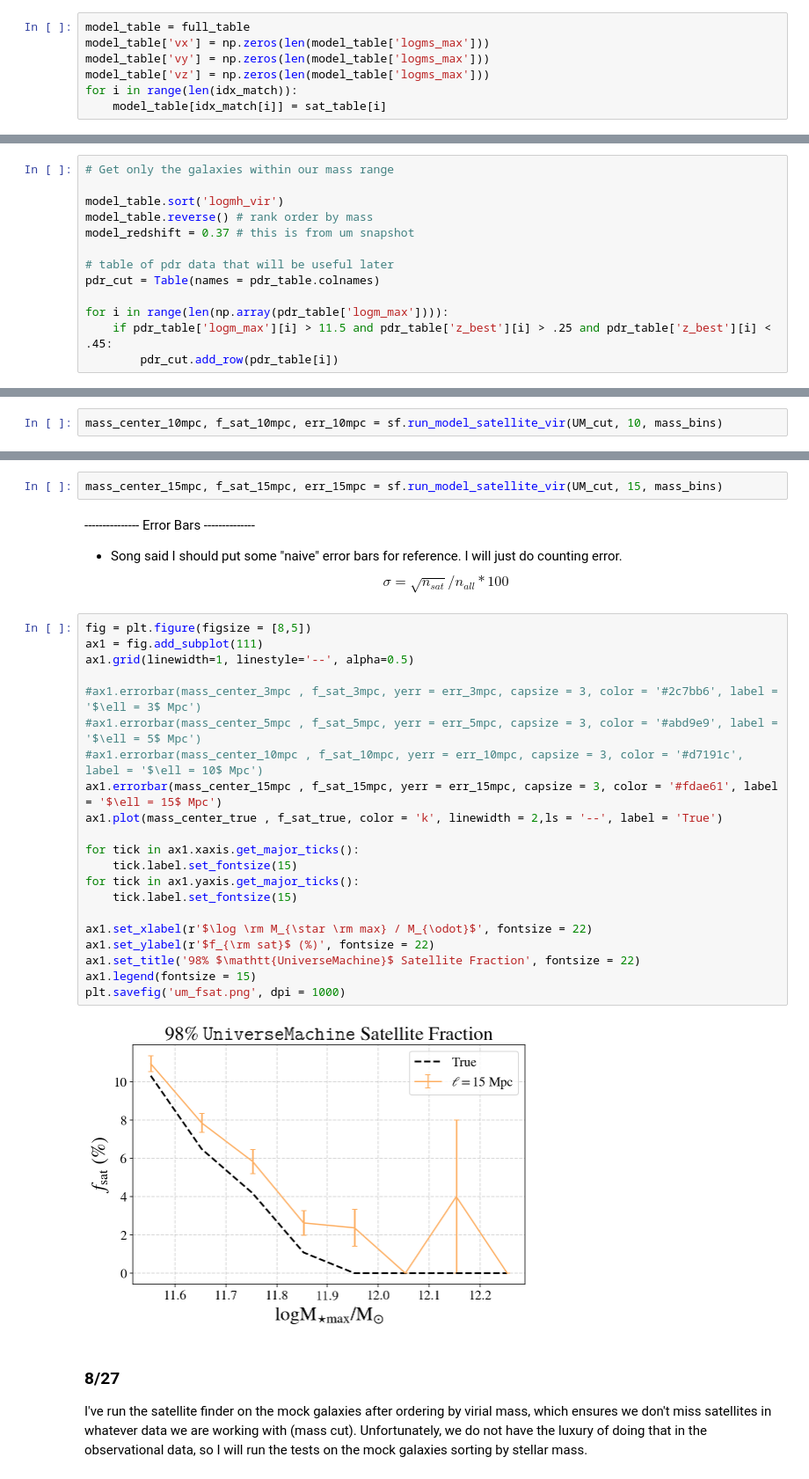
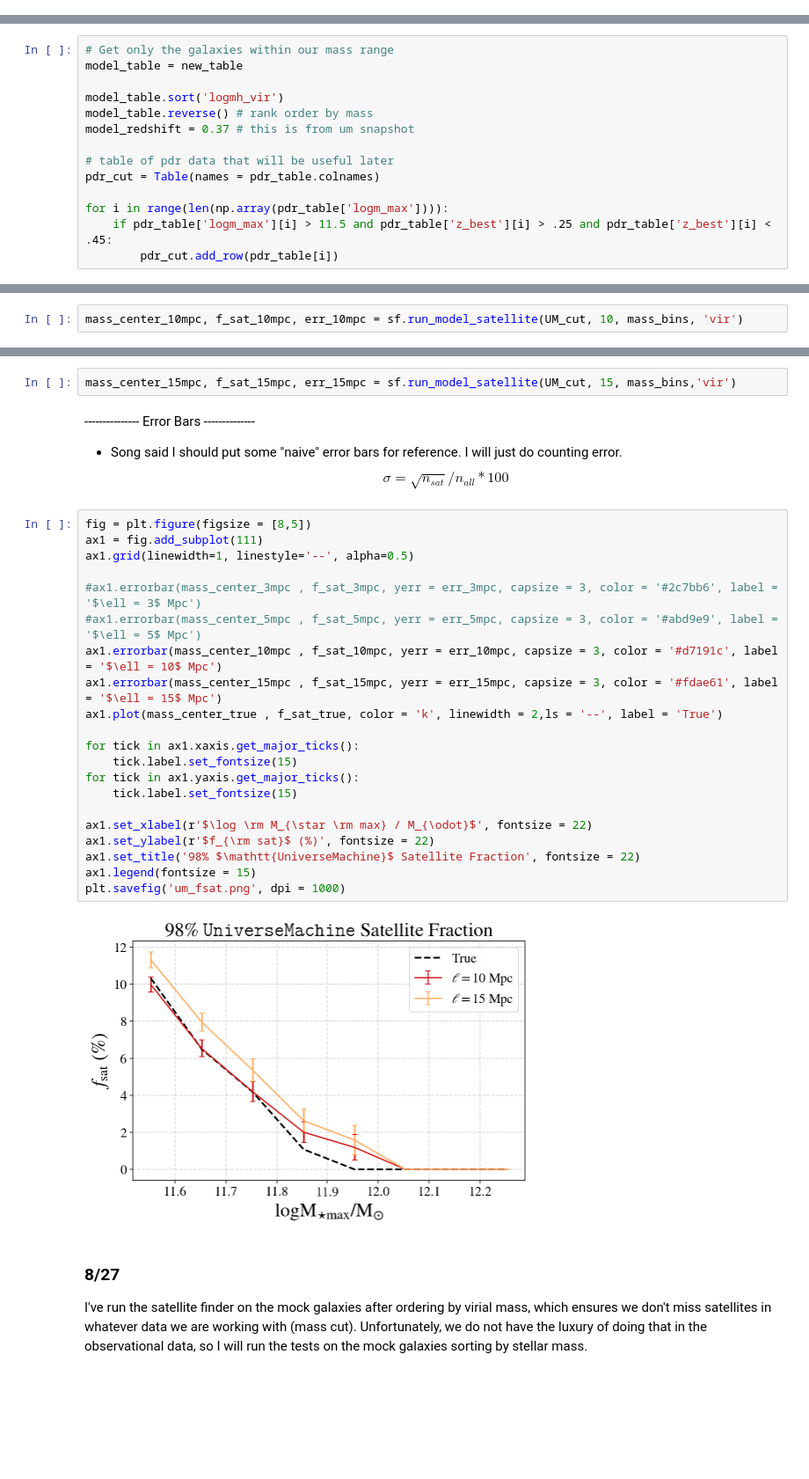
Before and after one commit to gsallabe/thesis_satellite_fraction, a Jupyter notebook: notebooks/simulation_sat_analysis.ipynb, the cells around one changed output, grey strips where cells are left out. Shown: that part at 88% size. Saved outputs shown, nothing was run; the diff lists cells and outputs as text; blank space fills up the shorter version.

```diff
--- a/notebooks/simulation_sat_analysis.ipynb
+++ b/notebooks/simulation_sat_analysis.ipynb
@@ -49,7 +35,0 @@ print(len(full_table))
-# %%
-model_table = full_table
-model_table['vx'] = np.zeros(len(model_table['logms_max']))
-model_table['vy'] = np.zeros(len(model_table['logms_max']))
-model_table['vz'] = np.zeros(len(model_table['logms_max']))
-for i in range(len(idx_match)):
-    model_table[idx_match[i]] = sat_table[i]
@@ -61,6 +37,7 @@ print(len(model_table))
 First, I am going to find the ideal cylinder lengths based on sorting by virial mass.
 # %%
 # Get only the galaxies within our mass range
+model_table = new_table
 
 model_table.sort('logmh_vir')
 model_table.reverse() # rank order by mass
@@ -194,4 +171,4 @@ import satellite_finder as sf
 # %% [markdown]
 #### $\ell = 10$ Mpc
 # %%
-mass_center_10mpc, f_sat_10mpc, err_10mpc = sf.run_model_satellite_vir(UM_cut, 10, mass_bins)
+mass_center_10mpc, f_sat_10mpc, err_10mpc = sf.run_model_satellite(UM_cut, 10, mass_bins, 'vir')
@@ -200,7 +175,7 @@ KeyboardInterrupt:
 # %% [markdown]
 #### $\ell = 15$ Mpc (assume ideal for now)
 # %%
-mass_center_15mpc, f_sat_15mpc, err_15mpc = sf.run_model_satellite_vir(UM_cut, 15, mass_bins)
+mass_center_15mpc, f_sat_15mpc, err_15mpc = sf.run_model_satellite(UM_cut, 15, mass_bins,'vir')
 # %% [markdown]
 --------------- Error Bars --------------
 * Song said I should put some "naive" error bars for reference. I will just do counting error.
@@ -208,26 +183,26 @@ $$ \sigma = \sqrt{n_{sat}}/n_{all} * 100 $$
 # %%
 fig = plt.figure(figsize = [8,5])
 ax1 = fig.add_subplot(111)
 ax1.grid(linewidth=1, linestyle='--', alpha=0.5)
 
 #ax1.errorbar(mass_center_3mpc , f_sat_3mpc, yerr = err_3mpc, capsize = 3, color = '#2c7bb6', label = '$\ell = 3$ Mpc')
 #ax1.errorbar(mass_center_5mpc , f_sat_5mpc, yerr = err_5mpc, capsize = 3, color = '#abd9e9', label = '$\ell = 5$ Mpc')
-#ax1.errorbar(mass_center_10mpc , f_sat_10mpc, yerr = err_10mpc, capsize = 3, color = '#d7191c', label = '$\ell = 10$ Mpc')
+ax1.errorbar(mass_center_10mpc , f_sat_10mpc, yerr = err_10mpc, capsize = 3, color = '#d7191c', label = '$\ell = 10$ Mpc')
 ax1.errorbar(mass_center_15mpc , f_sat_15mpc, yerr = err_15mpc, capsize = 3, color = '#fdae61', label = '$\ell = 15$ Mpc')
 ax1.plot(mass_center_true , f_sat_true, color = 'k', linewidth = 2,ls = '--', label = 'True')
 
 for tick in ax1.xaxis.get_major_ticks():
     tick.label.set_fontsize(15)
 for tick in ax1.yaxis.get_major_ticks():
     tick.label.set_fontsize(15)
 
 ax1.set_xlabel(r'$\log \rm M_{\star \rm max} / M_{\odot}$', fontsize = 22)
 ax1.set_ylabel(r'$f_{\rm sat}$ (%)', fontsize = 22)
 ax1.set_title('98% $\mathtt{UniverseMachine}$ Satellite Fraction', fontsize = 22)
 ax1.legend(fontsize = 15)
 plt.savefig('um_fsat.png', dpi = 1000)
 # %% [output]
-[figure, old version]
+[figure, new version]
 # %% [markdown]
 ### 8/27
 I've run the satellite finder on the mock galaxies after ordering by virial mass, which ensures we don't miss satellites in whatever data we are working with (mass cut). Unfortunately, we do not have the luxury of doing that in the observational data, so I will run the tests on the mock galaxies sorting by stellar mass.
```
Also changed, not shown: parts of 19 cells of this notebook, 7 other files.
